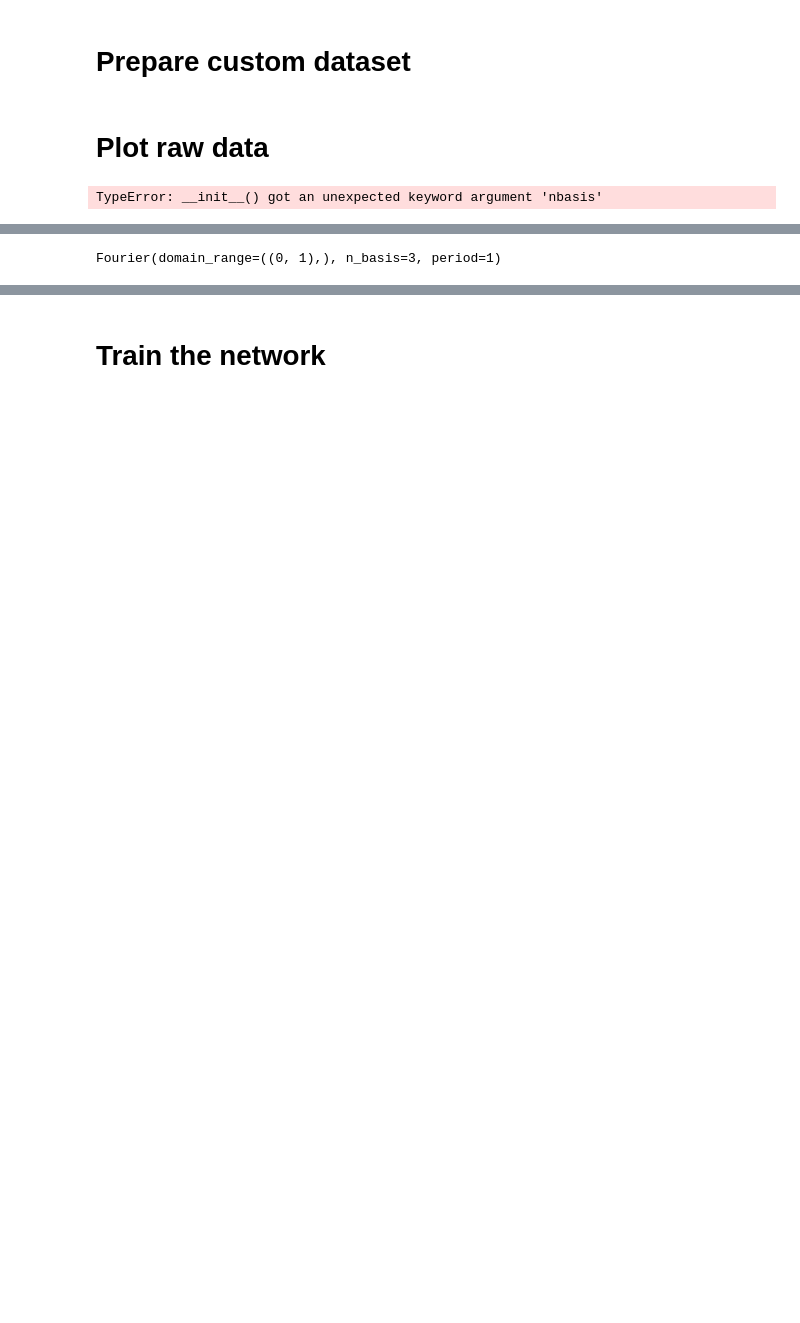
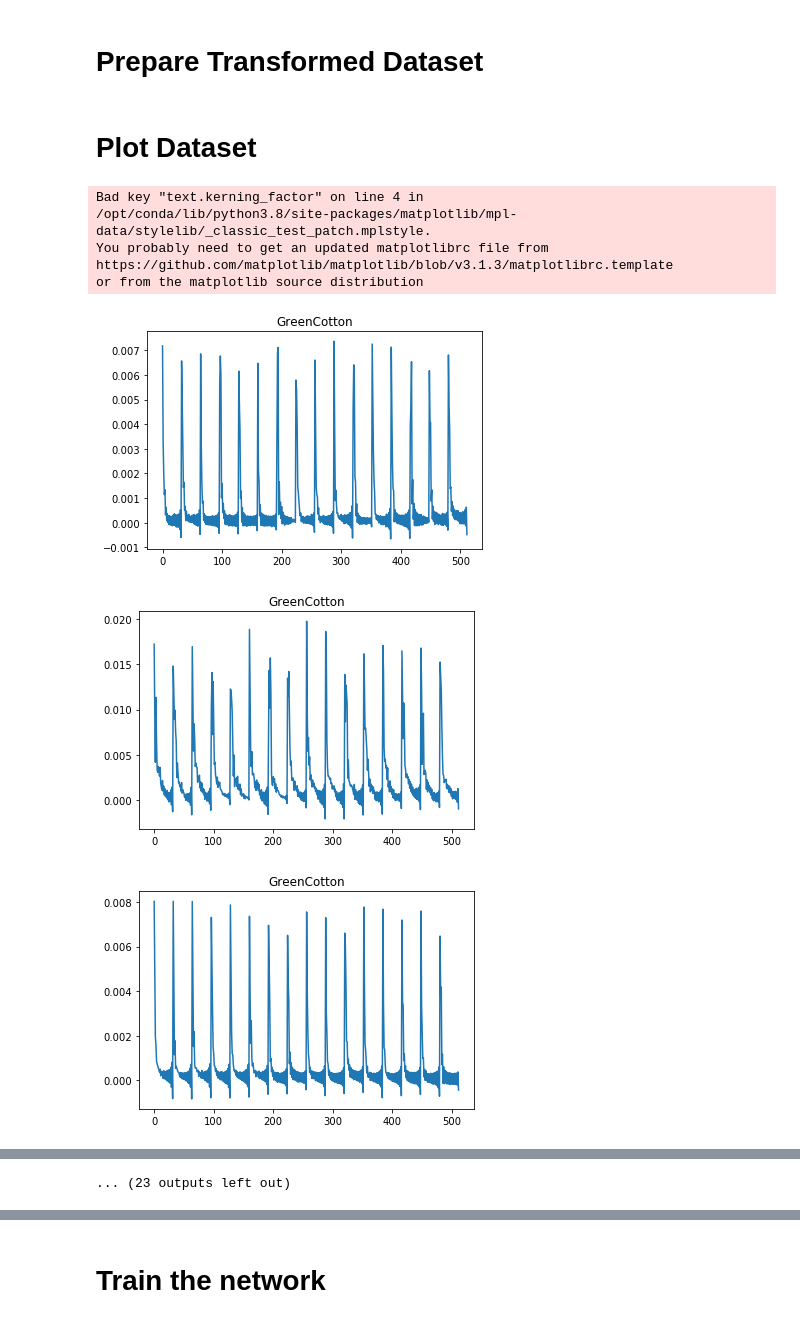
Before and after one commit to wngfra/fingerSense, a Jupyter notebook: offline_learning/analysis.ipynb, the cells around one changed output, grey strips where cells are left out. Saved outputs shown, nothing was run; the diff lists cells and outputs as text; code cells hidden in the pictures; blank space fills up the shorter version.

```diff
--- a/offline_learning/analysis.ipynb
+++ b/offline_learning/analysis.ipynb
@@ -1,27 +1,26 @@
 # %% [markdown]
-# Prepare custom dataset
+# Prepare Transformed Dataset
 # %%
-from base import Normalize, ToFDA, TacDataset
+from data_base import Normalize, ToDFT, TacDataset
 from torchvision import transforms
 
-transform = transforms.Compose([Normalize(axis=0), ToFDA(flatten=False)])
+transform = transforms.Compose([Normalize(axis=0), ToDFT(32, flatten=True)])
 ds = TacDataset('../data', transform=transform)
 # %% [markdown]
-# Plot raw data
+# Plot Dataset
 # %%
-import pandas as pd
-from numpy.fft import fft
 from matplotlib import pyplot as plt
-from sklearn.manifold import TSNE
-
-from skfda import FDataGrid
-from skfda.representation import basis
-import numpy as np
-
-base = basis.Fourier(nbasis=33)
 
 for i, (sample, label) in enumerate(ds):
-    if i == 28:
-        print(sample.shape)
+    plt.plot(sample)
+    plt.title(ds.get_texture(label[0]))
+    plt.show()
 # %% [output]
-TypeError: __init__() got an unexpected keyword argument 'nbasis'
+Bad key "text.kerning_factor" on line 4 in
+/opt/conda/lib/python3.8/site-packages/matplotlib/mpl-data/stylelib/_classic_test_patch.mplstyle.
+You probably need to get an updated matplotlibrc file from
+https://github.com/matplotlib/matplotlib/blob/v3.1.3/matplotlibrc.template
+or from the matplotlib source distribution
+[figure, added]
+[figure, added]
+[figure, added]
@@ -28,5 +35,2 @@ TypeError: __init__() got an unexpected keyword argument 'nbasis'
+... (23 outputs left out)
-# %%
-basis.Fourier()
-# %% [output]
-Fourier(domain_range=((0, 1),), n_basis=3, period=1)
 # %% [markdown]
```
Also changed, not shown: parts of 5 cells of this notebook, 3 other files.
